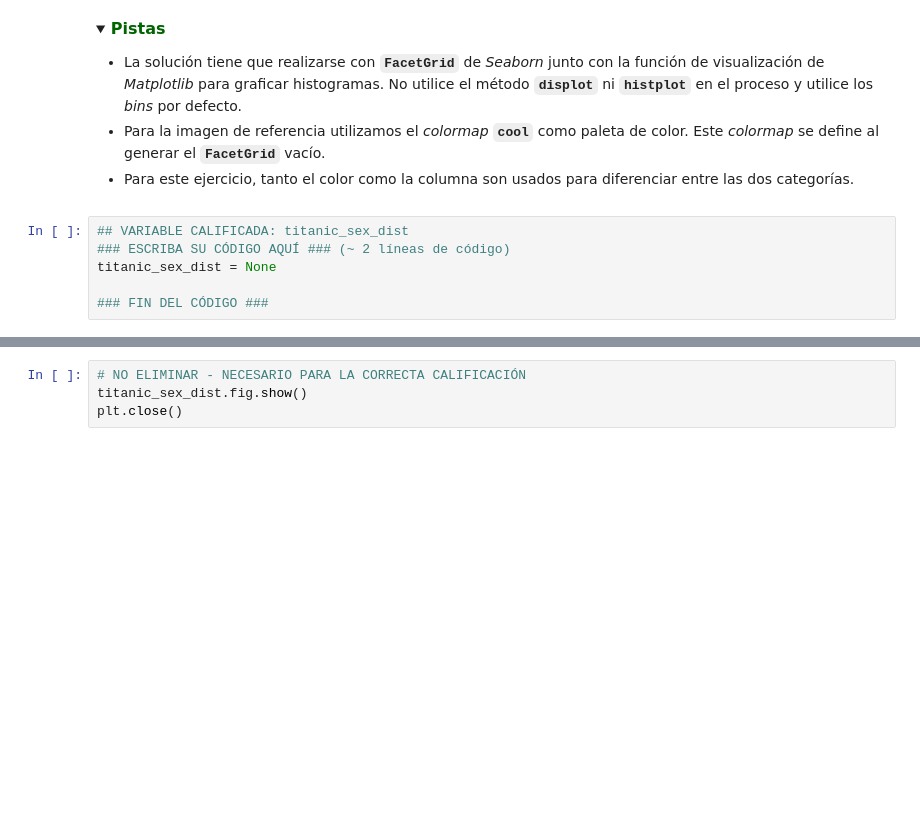
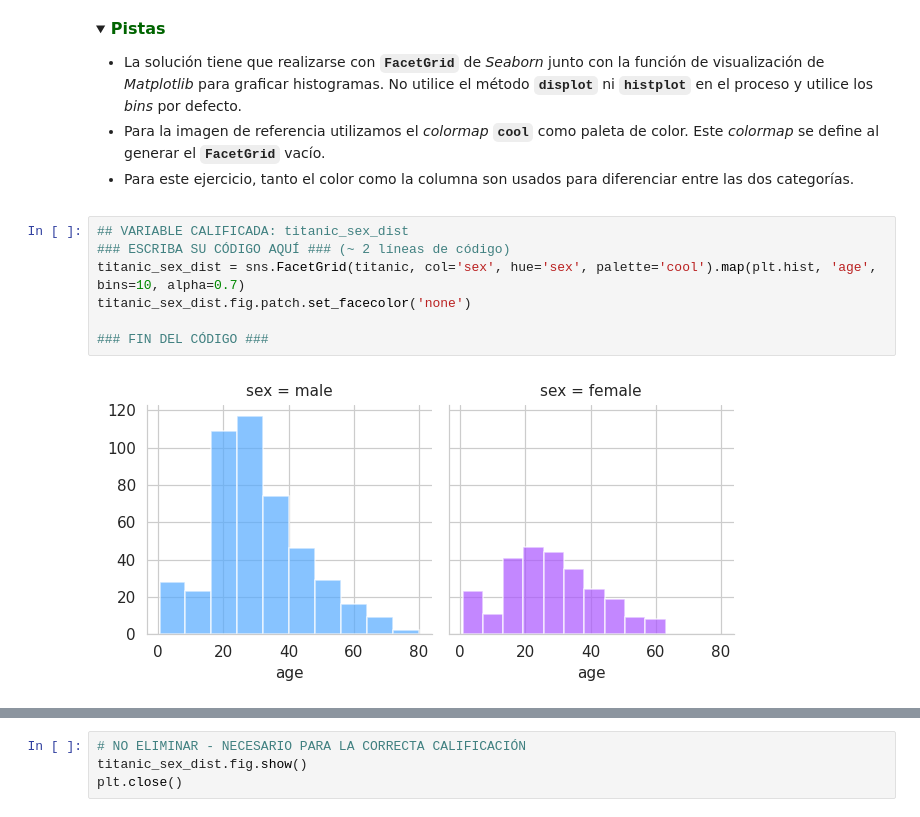
Before and after one commit to danielamejiacastro/MLDS--Course, a Jupyter notebook: Tarea_4_Visualización_de_datos_con_Python_.ipynb, the cells around one changed output, grey strips where cells are left out. Drawn from its saved outputs; the diff is of its cells as text; folded sections open; blank space fills up the shorter version.

```diff
--- a/Tarea_4_Visualización_de_datos_con_Python_.ipynb
+++ b/Tarea_4_Visualización_de_datos_con_Python_.ipynb
@@ -252,9 +299,12 @@ Almacene el resultado de la función de visualización en la variable **`titanic
 # %%
 ## VARIABLE CALIFICADA: titanic_sex_dist
 ### ESCRIBA SU CÓDIGO AQUÍ ### (~ 2 líneas de código)
-titanic_sex_dist = None
+titanic_sex_dist = sns.FacetGrid(titanic, col='sex', hue='sex', palette='cool').map(plt.hist, 'age', bins=10, alpha=0.7)
+titanic_sex_dist.fig.patch.set_facecolor('none')
 
 ### FIN DEL CÓDIGO ###
+# %% [output]
+[figure, added]
 # %% [markdown]
 **Salida esperada:**
 
```
Also changed, not shown: parts of 11 cells of this notebook.
